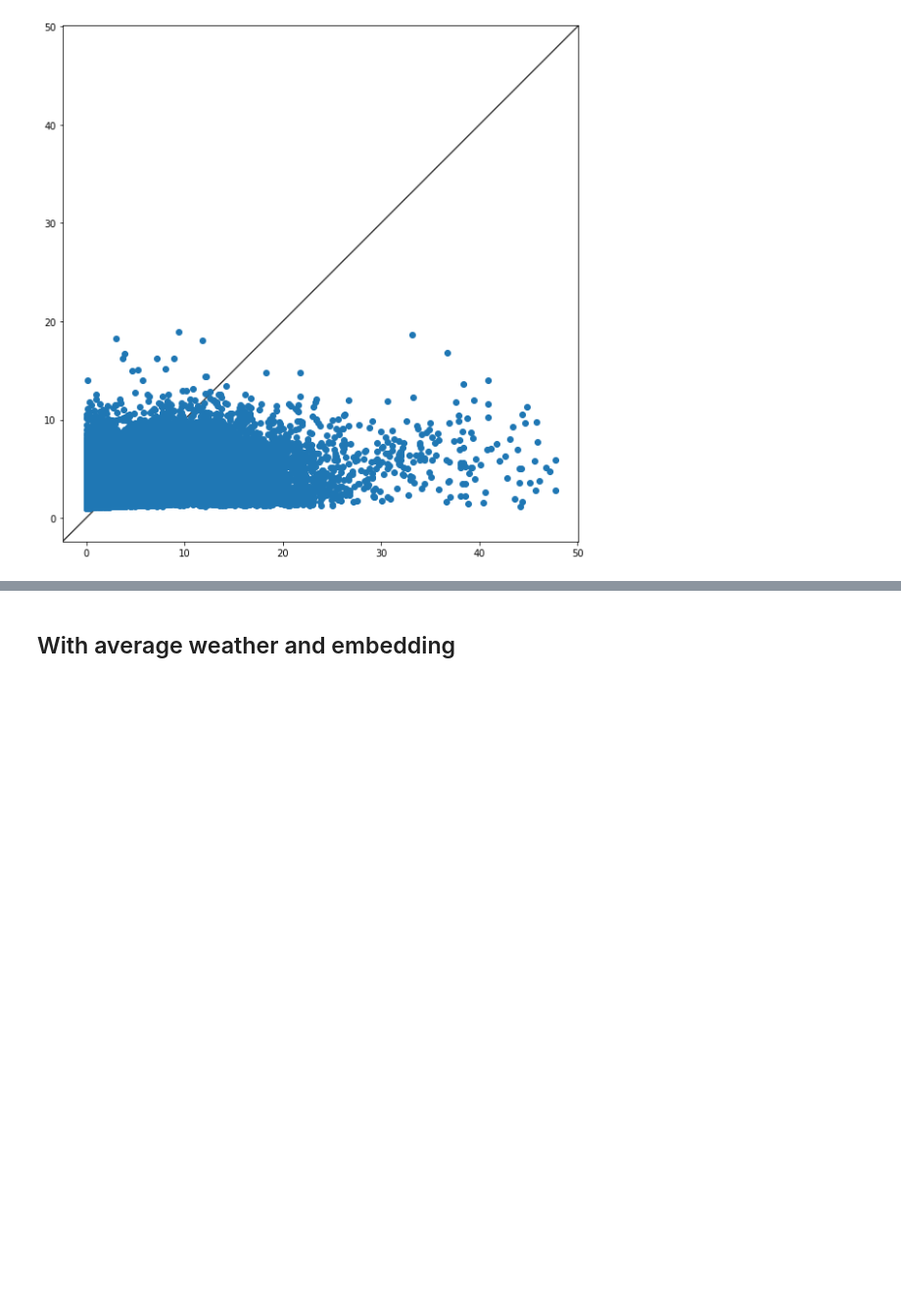
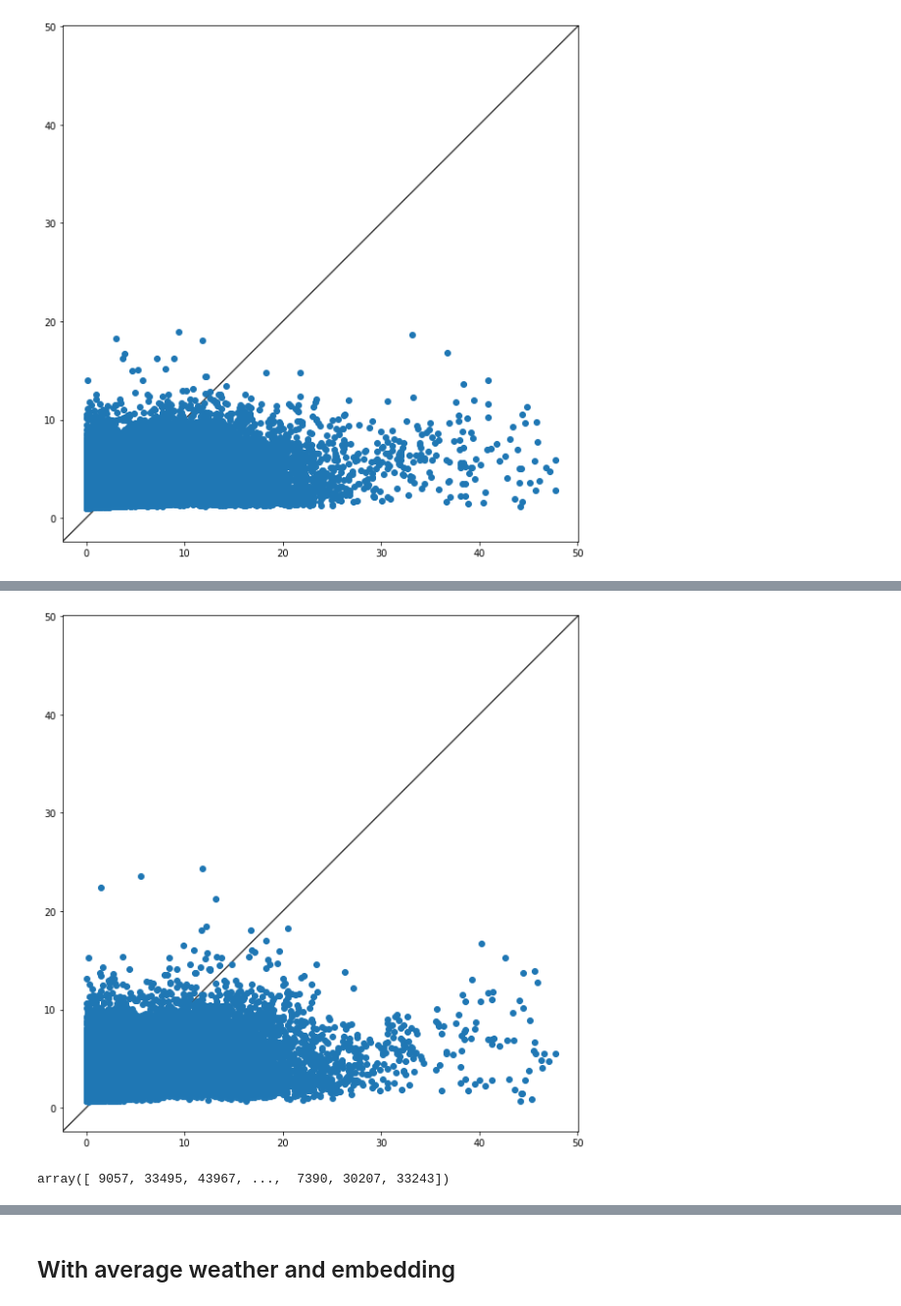
Before and after one commit to Bogeluno/GNN_Thesis, a Jupyter notebook: models/SimpleNN.ipynb, the cells around one changed output, grey strips where cells are left out. Shown at 98% size. Drawn from its saved outputs; the diff is of its cells as text; code cells hidden in the pictures; blank space fills up the shorter version.

```diff
--- a/models/SimpleNN.ipynb
+++ b/models/SimpleNN.ipynb
@@ -2222,0 +2430,21 @@ plt.show()
+# %%
+fig, ax = plt.subplots(figsize = (16,10))
+
+ax.scatter(y_test.detach().numpy()[:,0],net.forward(X_test).detach().numpy()[:,0])
+lims = [
+    np.min([ax.get_xlim(), ax.get_ylim()]),  # min of both axes
+    np.max([ax.get_xlim(), ax.get_ylim()]),  # max of both axes
+]
+
+# now plot both limits against eachother
+ax.plot(lims, lims, 'k-', alpha=0.75, zorder=0)
+ax.set_aspect('equal')
+ax.set_xlim(lims)
+ax.set_ylim(lims)
+plt.show()
+# %% [output]
+[figure, added]
+# %%
+net.forward(X_test).detach().numpy()[:,0].argsort()[::-1]
+# %% [output]
+array([ 9057, 33495, 43967, ...,  7390, 30207, 33243])
```
Also changed, not shown: parts of 11 cells of this notebook, 11 other files.
